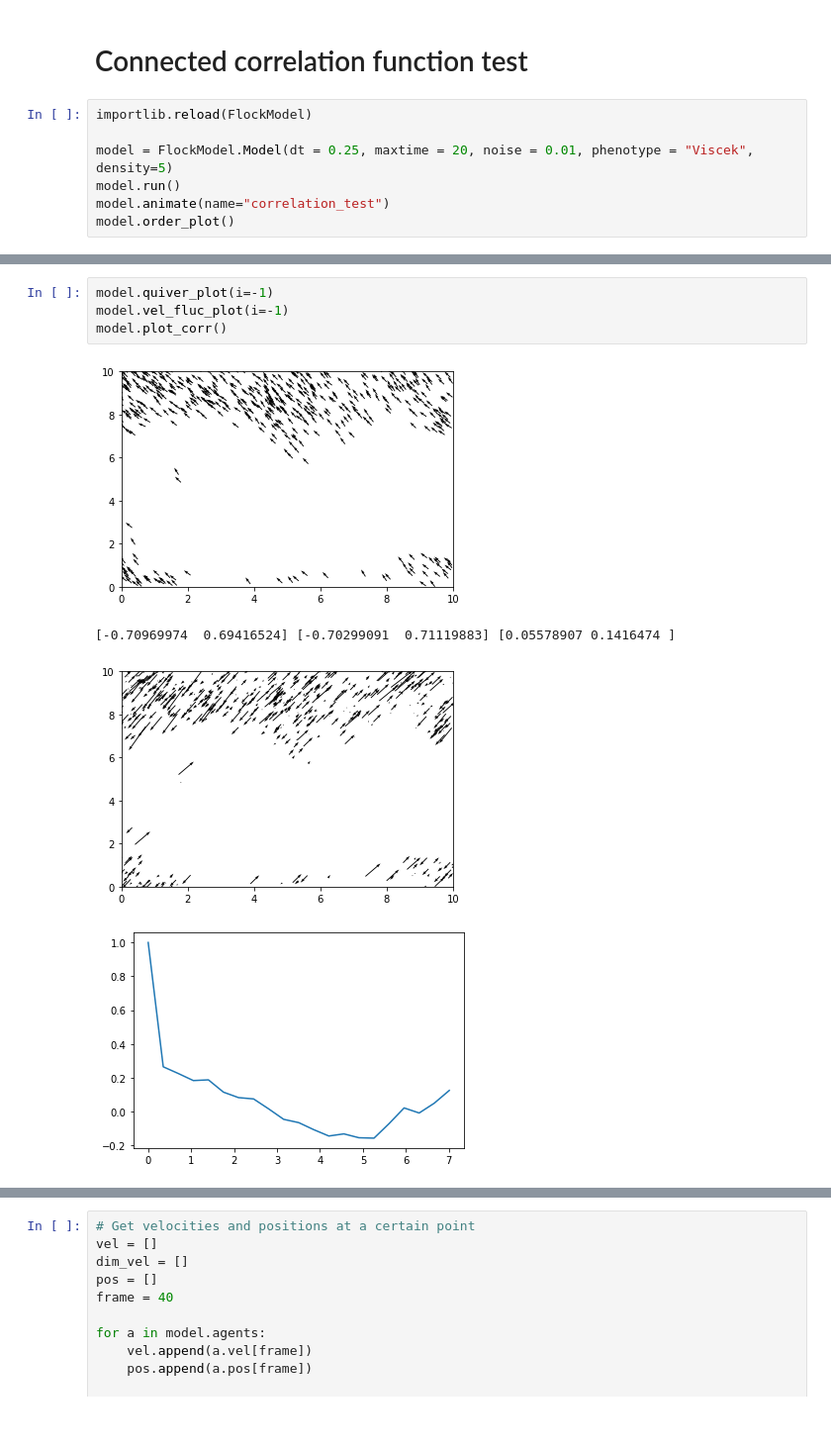
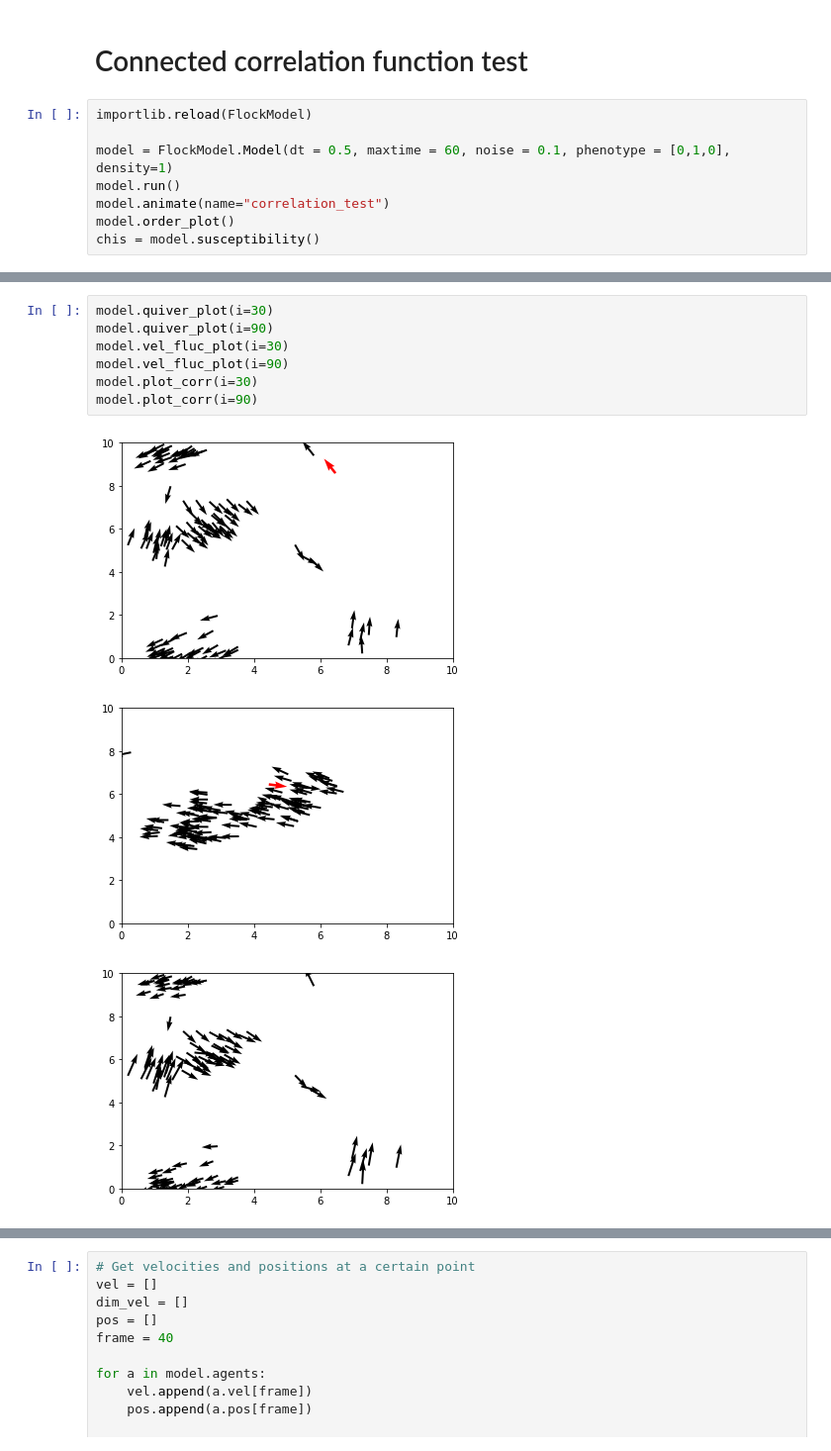
Before and after one commit to mbowditch1/MA932_Flocks, a Jupyter notebook: Flocks.ipynb, the cells around one changed output, grey strips where cells are left out. Shown: that part at 99% size. Drawn from its saved outputs; the diff is of its cells as text; blank space fills up the shorter version.

Commit message:
Changed phenotypes from dict to array, added basic predator dynamics and cleaned

```diff
--- a/Flocks.ipynb
+++ b/Flocks.ipynb
@@ -35,8 +36,9 @@ for phenotype in phenotypes:
 # %%
 importlib.reload(FlockModel)
 
-model = FlockModel.Model(dt = 0.25, maxtime = 20, noise = 0.01, phenotype = "Viscek", density=5)
+model = FlockModel.Model(dt = 0.5, maxtime = 60, noise = 0.1, phenotype = [0,1,0], density=1)
 model.run()
 model.animate(name="correlation_test")
 model.order_plot()
+chis = model.susceptibility()
 # %% [output]
@@ -44,9 +51,11 @@ model.order_plot()
 # %%
-model.quiver_plot(i=-1)
-model.vel_fluc_plot(i=-1)
-model.plot_corr()
+model.quiver_plot(i=30)
+model.quiver_plot(i=90)
+model.vel_fluc_plot(i=30)
+model.vel_fluc_plot(i=90)
+model.plot_corr(i=30)
+model.plot_corr(i=90)
 # %% [output]
-[figure, old version]
+[figure, new version]
-[-0.70969974  0.69416524] [-0.70299091  0.71119883] [0.05578907 0.1416474 ]
-[figure, old version]
+[figure, new version]
-[figure, old version]
+[figure, new version]
```
Also changed, not shown: parts of 5 cells of this notebook, 2 other files.
